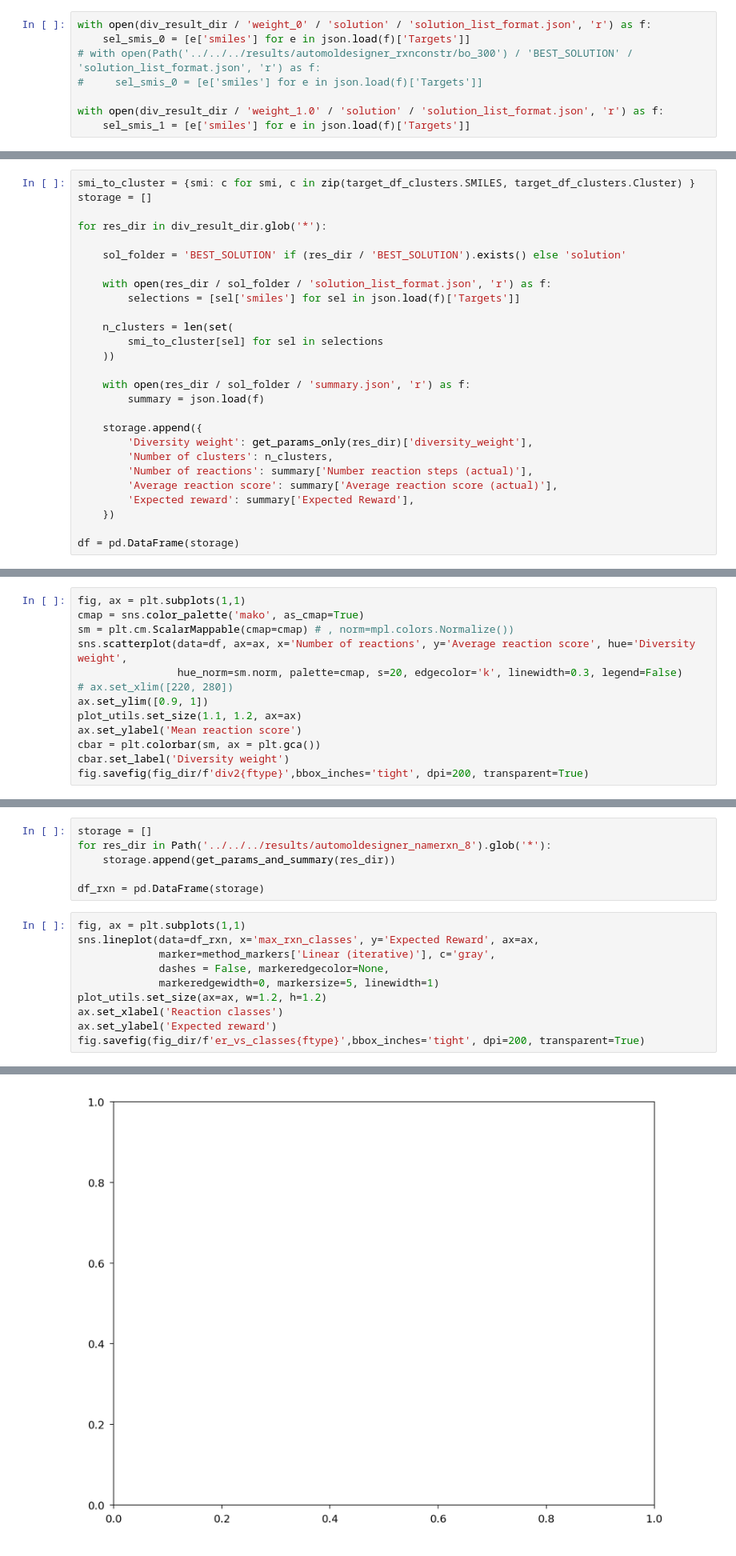
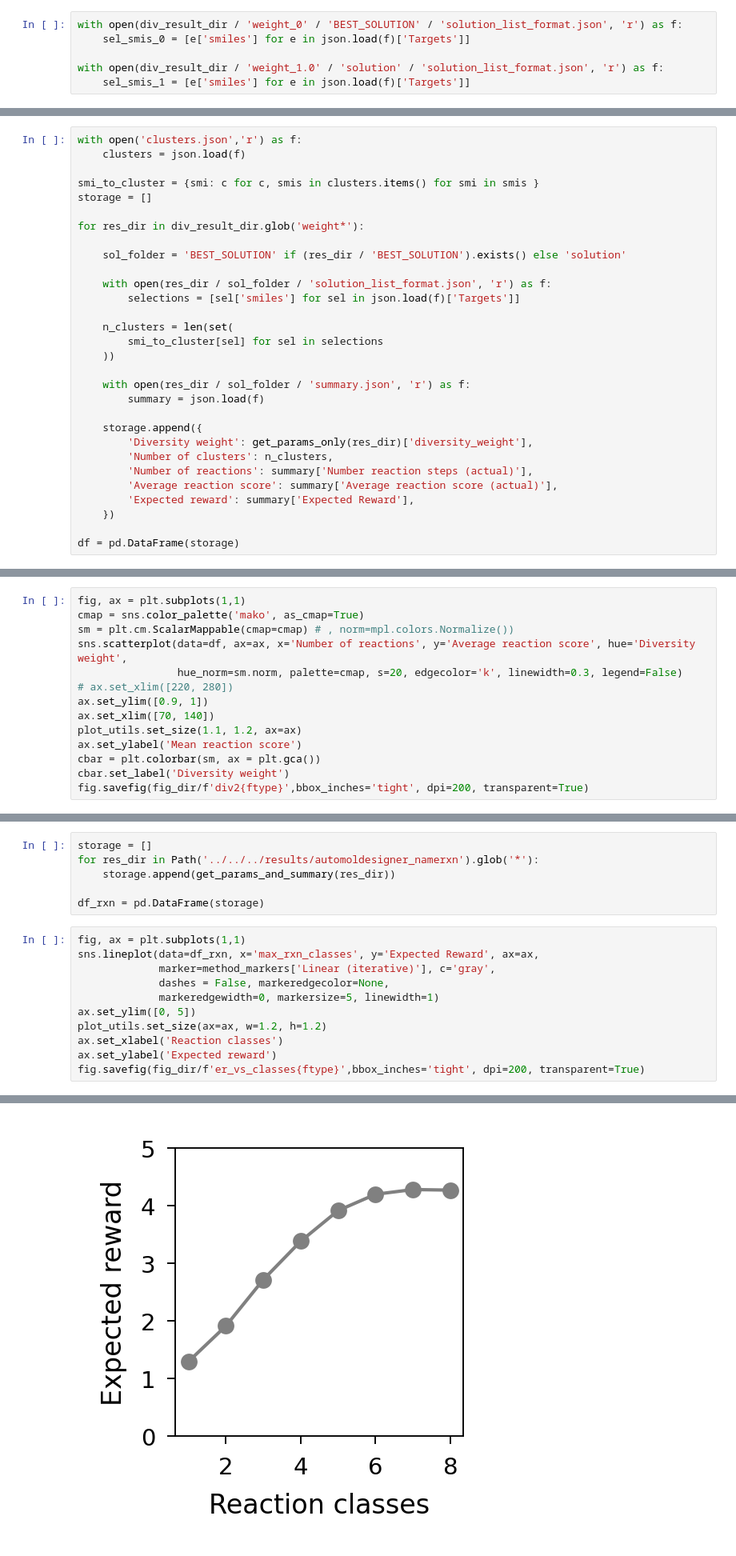
Before and after one commit to coleygroup/sparrow, a Jupyter notebook: examples/automoldesigner/figures/figures.ipynb, the cells around one changed output, grey strips where cells are left out. Shown at 80% size. Cells and saved outputs as stored; diff of their text form.

Commit message:
update figures

```diff
--- a/examples/automoldesigner/figures/figures.ipynb
+++ b/examples/automoldesigner/figures/figures.ipynb
@@ -206,10 +227,8 @@ div_result_dir = Path('../../../results/automoldesigner_div')
 # %% [markdown]
 #### Visualization
 # %%
-with open(div_result_dir / 'weight_0' / 'solution' / 'solution_list_format.json', 'r') as f:
+with open(div_result_dir / 'weight_0' / 'BEST_SOLUTION' / 'solution_list_format.json', 'r') as f:
     sel_smis_0 = [e['smiles'] for e in json.load(f)['Targets']]
-# with open(Path('../../../results/automoldesigner_rxnconstr/bo_300') / 'BEST_SOLUTION' / 'solution_list_format.json', 'r') as f:
-#     sel_smis_0 = [e['smiles'] for e in json.load(f)['Targets']]
 
 with open(div_result_dir / 'weight_1.0' / 'solution' / 'solution_list_format.json', 'r') as f:
     sel_smis_1 = [e['smiles'] for e in json.load(f)['Targets']]
@@ -267,10 +286,13 @@ fighist.savefig(fig_dir/f'tanihist_{name}{ftype}',bbox_inches='tight', dpi=200,
 # %% [markdown]
 #### Number of clusters vs weighting factor
 # %%
-smi_to_cluster = {smi: c for smi, c in zip(target_df_clusters.SMILES, target_df_clusters.Cluster) }
+with open('clusters.json','r') as f:
+    clusters = json.load(f)
+
+smi_to_cluster = {smi: c for c, smis in clusters.items() for smi in smis }
 storage = []
 
-for res_dir in div_result_dir.glob('*'):
+for res_dir in div_result_dir.glob('weight*'):
 
     sol_folder = 'BEST_SOLUTION' if (res_dir / 'BEST_SOLUTION').exists() else 'solution'
 
@@ -313,6 +336,7 @@ sns.scatterplot(data=df, ax=ax, x='Number of reactions', y='Average reaction sco
                 hue_norm=sm.norm, palette=cmap, s=20, edgecolor='k', linewidth=0.3, legend=False)
 # ax.set_xlim([220, 280])
 ax.set_ylim([0.9, 1])
+ax.set_xlim([70, 140])
 plot_utils.set_size(1.1, 1.2, ax=ax)
 ax.set_ylabel('Mean reaction score')
 cbar = plt.colorbar(sm, ax = plt.gca())
@@ -326,7 +350,7 @@ fig.savefig(fig_dir/f'div2{ftype}',bbox_inches='tight', dpi=200, transparent=Tru
 #### Expected reward vs number of classes allowed
 # %%
 storage = []
-for res_dir in Path('../../../results/automoldesigner_namerxn_8').glob('*'):
+for res_dir in Path('../../../results/automoldesigner_namerxn').glob('*'):
     storage.append(get_params_and_summary(res_dir))
 
 df_rxn = pd.DataFrame(storage)
@@ -336,6 +360,7 @@ sns.lineplot(data=df_rxn, x='max_rxn_classes', y='Expected Reward', ax=ax,
              marker=method_markers['Linear (iterative)'], c='gray',
              dashes = False, markeredgecolor=None,
              markeredgewidth=0, markersize=5, linewidth=1)
+ax.set_ylim([0, 5])
 plot_utils.set_size(ax=ax, w=1.2, h=1.2)
 ax.set_xlabel('Reaction classes')
 ax.set_ylabel('Expected reward')
@@ -345 +369 @@ NameError: name 'method_markers' is not defined
-[figure, old version]
+[figure, new version]
```
Also changed, not shown: parts of 13 cells of this notebook.
